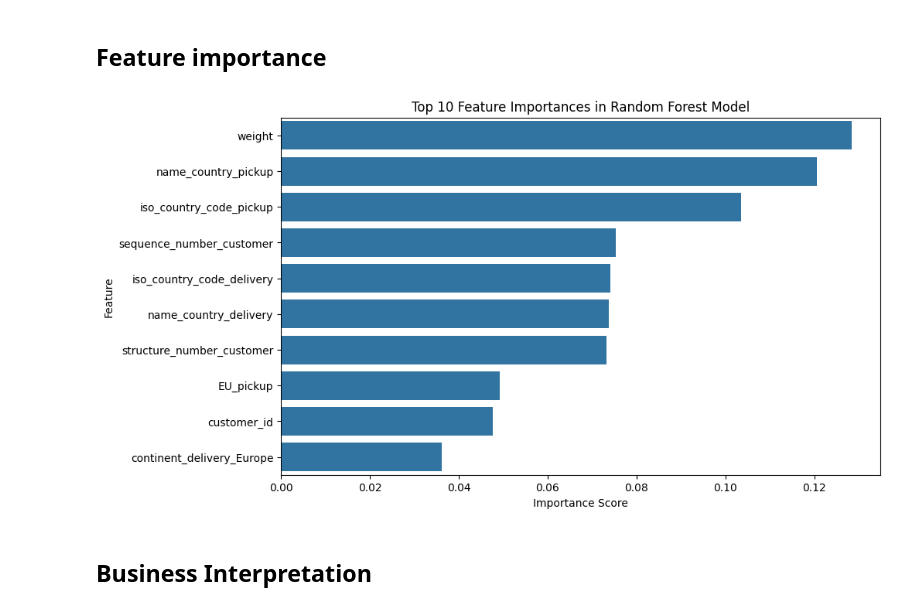
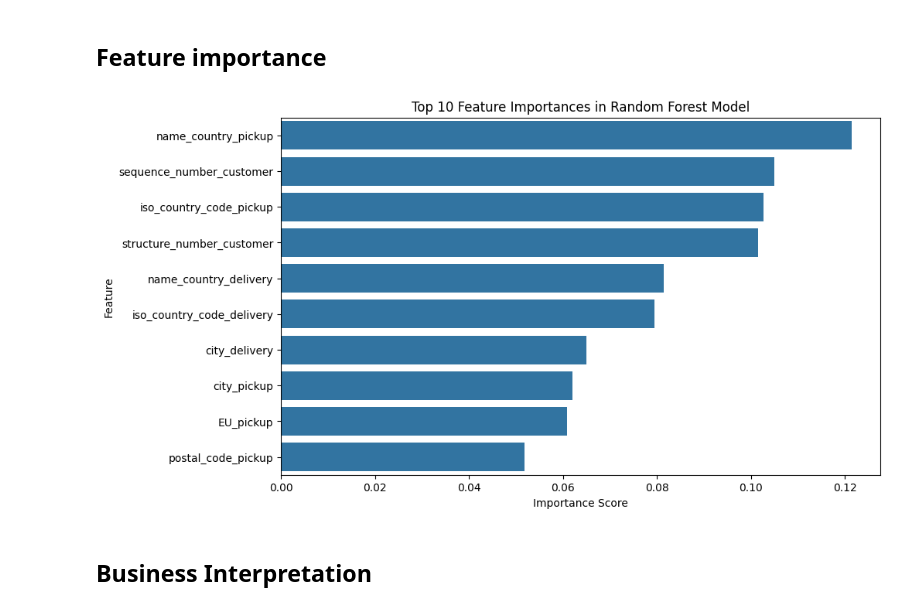
Before and after one commit to BianchiLuca28/FHNW-BI-LMS, a Jupyter notebook: notebooks/model.ipynb, the cells around one changed output. Cells and saved outputs as stored; diff of their text form; code cells hidden in the pictures.

Commit message:
Updated columns used and CV for Random Forest selection

```diff
--- a/notebooks/model.ipynb
+++ b/notebooks/model.ipynb
@@ -183,8 +196,8 @@ df['segmentation_customer'] = df['segmentation_customer'].fillna("missing")
 # Binary boolean feature
 df['is_master_customer'] = df['is_master_customer'].fillna(False)
 
-# Binary numerical features
-df['EU_delivery'] = df['EU_delivery'].fillna(0.0)
+# Binary numerical features (assing the mode)
+df['EU_delivery'] = df['EU_delivery'].fillna(1.0)
 df['EU_pickup'] = df['EU_pickup'].fillna(0.0)
 # %% [output]
 A value is trying to be set on a copy of a slice from a DataFrame.
@@ -325,8 +343,8 @@ The metrics used to do "Model Selection" (selecting the best model family) are:
 # %%
 # List of models to train
 models = {
-    "Logistic Regression": LogisticRegression(max_iter=1000, random_state=42, class_weight='balanced'),
-    "Naive Bayes": GaussianNB(),
+    # "Logistic Regression": LogisticRegression(max_iter=1000, random_state=42, class_weight='balanced'),
+    # "Naive Bayes": GaussianNB(),
     "Decision Tree": DecisionTreeClassifier(random_state=42, class_weight='balanced'),
     "Random Forest": RandomForestClassifier(n_estimators=100, random_state=42, class_weight='balanced'),
     "XGBoost": XGBClassifier(eval_metric='mlogloss', random_state=42),
@@ -487,15 +503,14 @@ feature_sets = {
 # Dictionary to store results
 results = {}
 
-# Loop through each feature subset and train/evaluate the model
+# Loop through each feature subset and evaluate the model using cross-validation
 for subset_name, subset_features in feature_sets.items():
-    print(f"\nTraining with feature subset: {subset_name}")
+    print(f"\nEvaluating with feature subset: {subset_name}")
 
     # Select the feature subset
     X_train_subset = X_train[subset_features]
-    X_test_subset = X_test[subset_features]
 
-    # Train the model
+    # Define the model
     model = RandomForestClassifier(n_estimators=300,
                                     random_state=42,
                                     min_samples_split=10,
@@ -503,25 +518,20 @@ for subset_name, subset_features in feature_sets.items():
                                     max_features='sqrt',
                                     max_depth=None,
                                     class_weight='balanced')
-    model.fit(X_train_subset, y_train)
 
-    # Evaluate the model
-    y_pred = model.predict(X_test_subset)
-    y_pred_prob = model.predict_proba(X_test_subset)
-
-    # Calculate performance metrics
-    accuracy = accuracy_score(y_test, y_pred)
-    roc_auc = roc_auc_score(y_test, y_pred_prob, multi_class="ovr")
+    # Perform cross-validation and calculate AUC-ROC
+    cv_scores = cross_val_score(model, X_train_subset, y_train, cv=5, scoring="roc_auc_ovr")
+    mean_auc = cv_scores.mean()
+    std_auc = cv_scores.std()
 
     # Store the results
     results[subset_name] = {
-        "Accuracy": accuracy,
-        "ROC AUC": roc_auc,
+        "Mean ROC AUC": mean_auc,
+        "Std ROC AUC": std_auc,
     }
 
-    # Print the results
-    print(f"Accuracy: {accuracy:.4f}")
-    print(f"ROC AUC: {roc_auc:.4f}")
+    # Print the results for the current subset
+    print(f"Mean ROC AUC: {mean_auc:.4f} (+/- {std_auc:.4f})")
 
 # Display summary results
 results_df = pd.DataFrame(results).T
@@ -558,8 +569,8 @@ final_rf = RandomForestClassifier(n_estimators=300,
 # # Train the model on the parameters from the GridSearch
 # final_rf = RandomForestClassifier(**best_params, random_state=42)
 
-final_rf.fit(X_train, y_train)
+final_rf.fit(X_train.drop(columns=["weight", "customer_id"]), y_train)
 
 # Evaluate the final model on the test set
-y_pred = final_rf.predict(X_test)
+y_pred = final_rf.predict(X_test.drop(columns=["weight", "customer_id"]))
 y_pred_prob = final_rf.predict_proba(X_test)
@@ -694,15 +696,15 @@ plt.show()
 ## Feature importance
 # %%
 # Feature Importance Analysis
-importances = pd.Series(final_rf.feature_importances_, index=X_selected_train.columns).sort_values(ascending=False)[:10]
+importances = pd.Series(final_rf.feature_importances_, index=X_test.drop(columns=["weight", "customer_id"]).columns).sort_values(ascending=False)[:10]
 plt.figure(figsize=(10, 6))
 sns.barplot(x=importances, y=importances.index)
 plt.title("Top 10 Feature Importances in Random Forest Model")
 plt.xlabel("Importance Score")
 plt.ylabel("Feature")
 plt.show()
 # %% [output]
-[figure, old version]
+[figure, new version]
 # %% [markdown]
 ## Business Interpretation
 # %%
```
Also changed, not shown: parts of 20 cells of this notebook.
